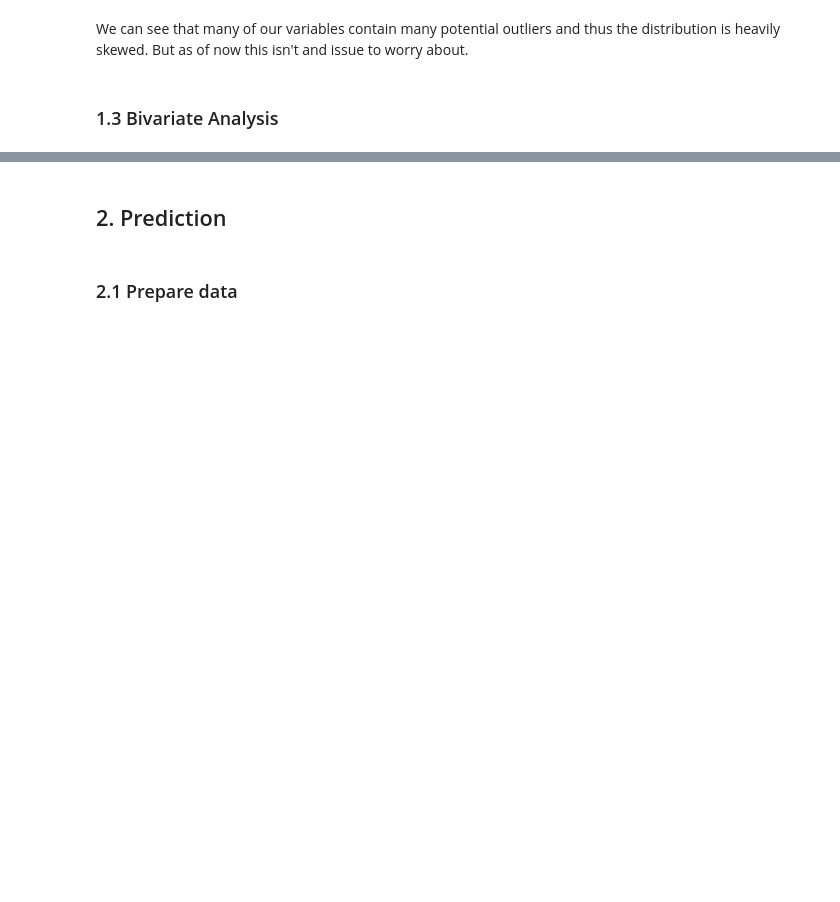
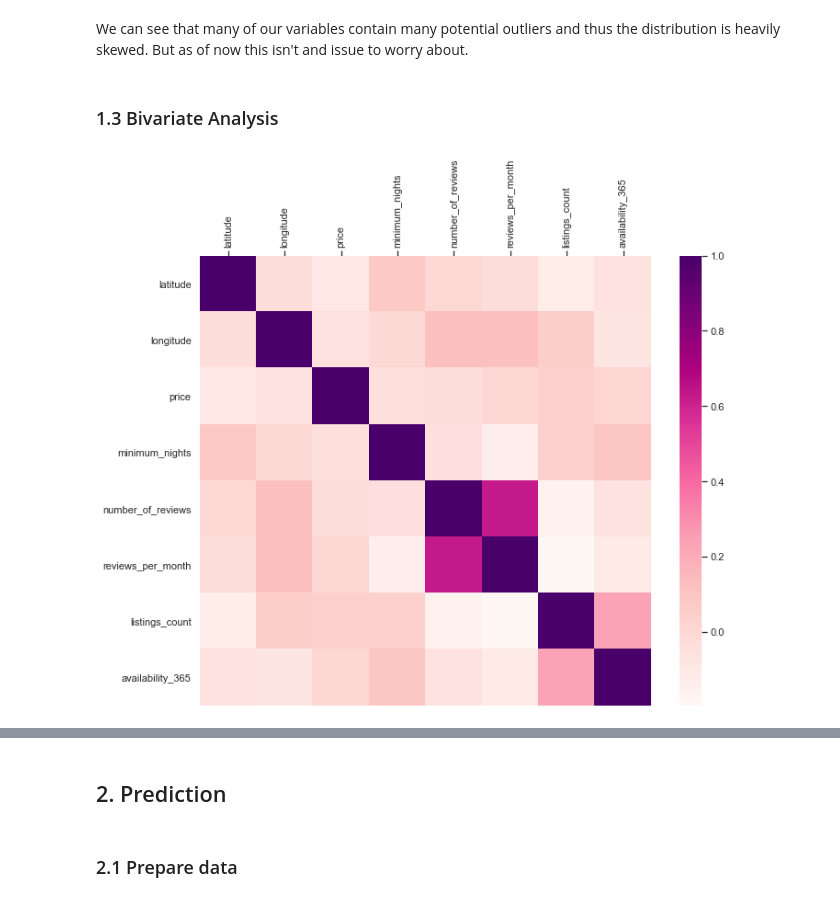
Before and after one commit to Minitech24/Skills-Python-Project-HSG2020, a Jupyter notebook: ML_Airbnb.ipynb, the cells around one changed output, grey strips where cells are left out. Cells and saved outputs as stored; diff of their text form; code cells hidden in the pictures; blank space fills up the shorter version.

```diff
--- a/ML_Airbnb.ipynb
+++ b/ML_Airbnb.ipynb
@@ -259,3 +300,20 @@ plt.show()
 We can see that many of our variables contain many potential outliers and thus the distribution is heavily skewed. But as of now this isn't and issue to worry about.
 # %% [markdown]
 ### 1.3 Bivariate Analysis
+# %%
+# Let's take a look at the correlation between numerical features
+sn.set(style="white")
+corr = listing.corr()
+fig = plt.figure(figsize=(11,9))
+ax = fig.add_subplot(111)
+cmap = sn.diverging_palette(220, 10, as_cmap=True)
+mask = np.triu(np.ones_like(corr, dtype=np.bool))
+sn.heatmap(corr,
+           xticklabels=corr.columns.values,
+           yticklabels=corr.index.values,
+           cmap="RdPu")
+ax.xaxis.tick_top()
+plt.setp(ax.get_xticklabels(), rotation=90)
+plt.show()
+# %% [output]
+[figure, added]
```
Also changed, not shown: parts of 15 cells of this notebook.
